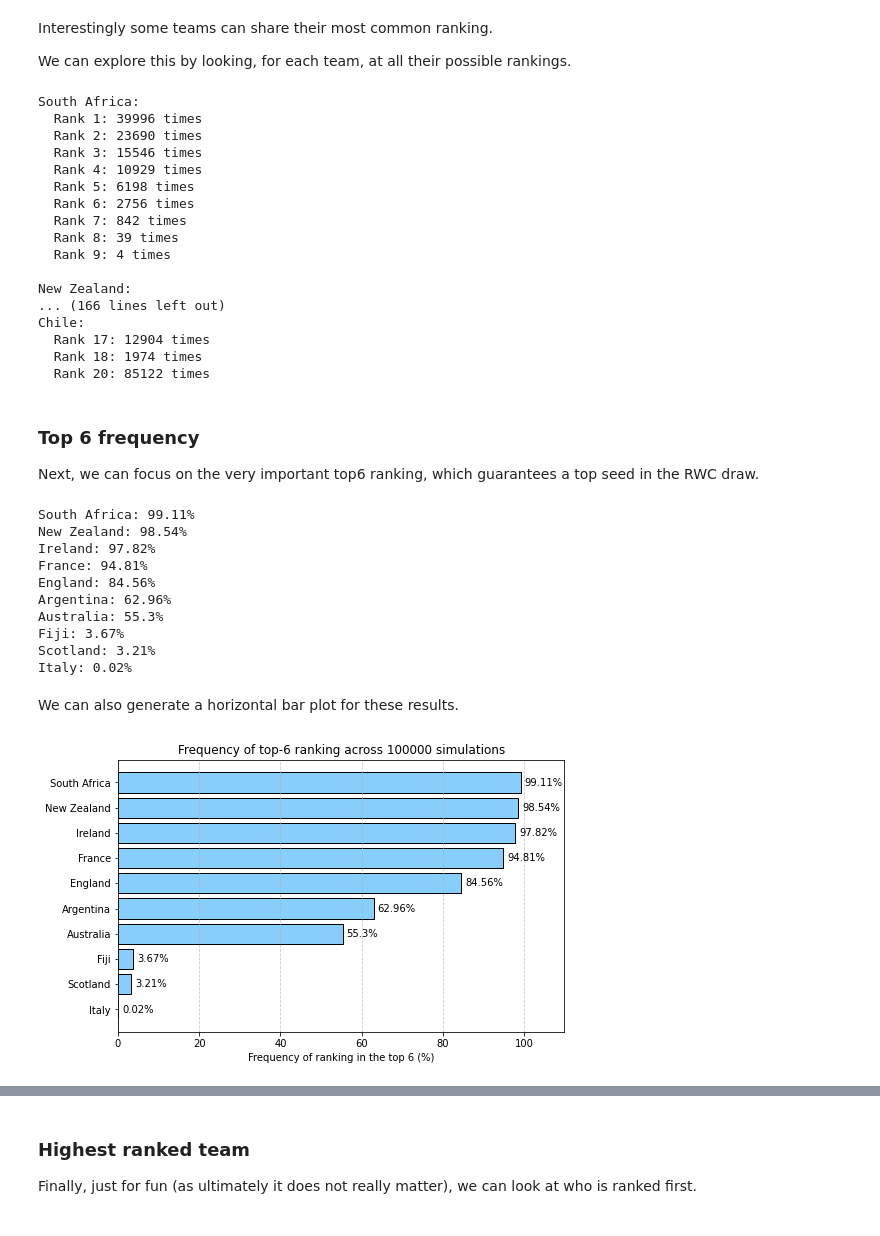
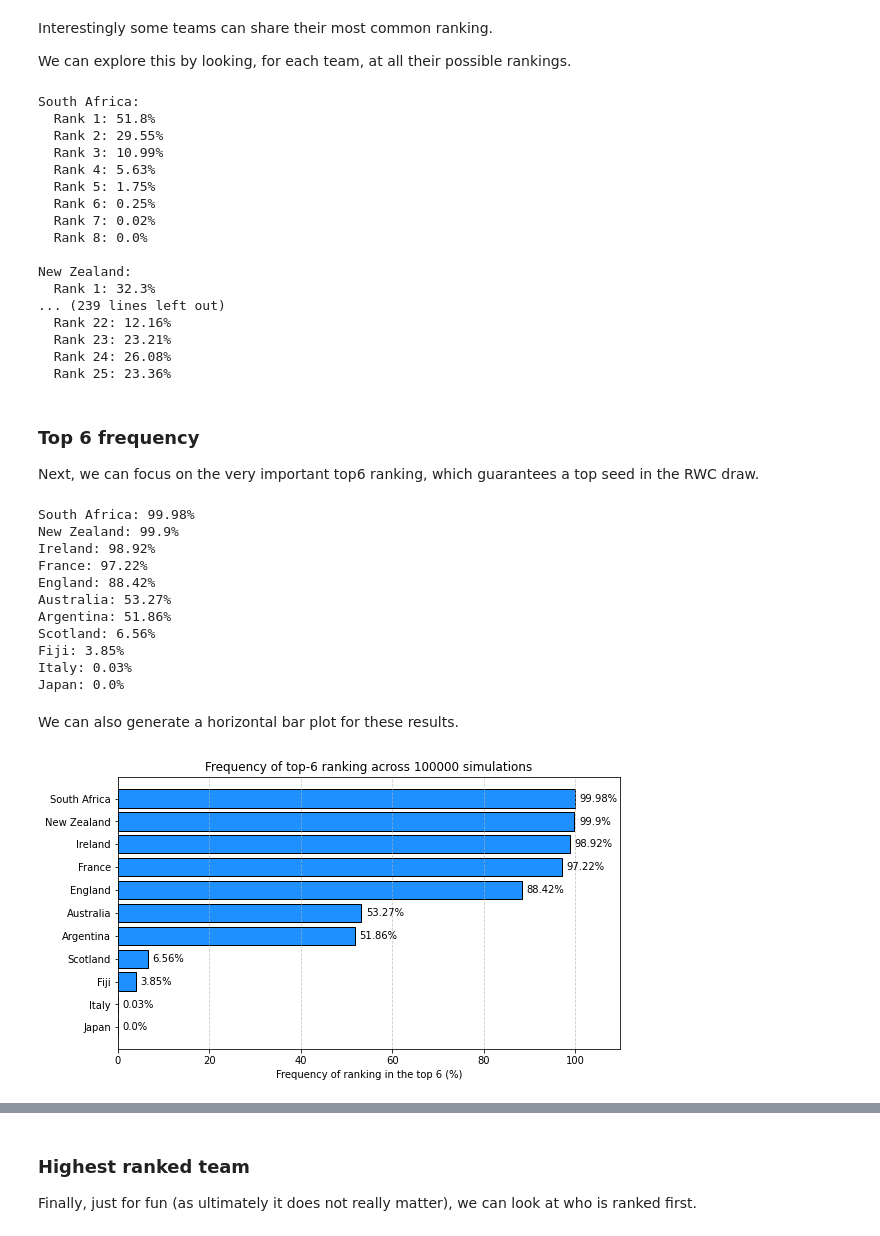
Before and after one commit to SystemsResearch/ranking_calculator, a Jupyter notebook: Calculator.ipynb, the cells around one changed output, grey strips where cells are left out. Drawn from its saved outputs; the diff is of its cells as text; code cells hidden in the pictures.

Commit message:
Expanding results exploration
- Adding analysis for band 2 and band 3
- Updating the WR rankings
- Updating the fixture list

```diff
--- a/Calculator.ipynb
+++ b/Calculator.ipynb
@@ -317,9 +317,10 @@ American Samoa: 7.53
 
 Next, we look at which position each team is most commonly ranked.
 # %%
-teams_to_analyse = ["South Africa", "New Zealand", "Ireland", "France", "England", "Australia",
-                    "Argentina", "Scotland", "Fiji", "Italy", "Georgia", "Wales", "Samoa",
-                    "Japan", "Spain", "USA", "Uruguay", "Portugal", "Tonga", "Chile"]
+teams_to_analyse = ["South Africa", "New Zealand", "Ireland", "France", "England", "Argentina",
+                    "Australia", "Scotland", "Fiji", "Italy", "Georgia", "Wales",
+                    "Japan", "Spain", "USA", "Samoa", "Chile", "Tonga",
+                    "Uruguay", "Portugal", "Romania", "Belgium", "Hong Kong China", "Canada"]
 
 from collections import Counter
 
@@ -394,25 +392,25 @@ rank_frequencies = {team: Counter(rank_list) for team, rank_list in rankings.ite
 for team, counter in rank_frequencies.items():
     print(f"\n{team}:")
     for rank, count in sorted(counter.items()):
-        print(f"  Rank {rank}: {count} times")
+        print(f"  Rank {rank}: {round(100*count/n_sim,2)}%")
 # %% [output]
 South Africa:
-  Rank 1: 39996 times
-  Rank 2: 23690 times
-  Rank 3: 15546 times
-  Rank 4: 10929 times
-  Rank 5: 6198 times
-  Rank 6: 2756 times
-  Rank 7: 842 times
-  Rank 8: 39 times
-  Rank 9: 4 times
+  Rank 1: 51.8%
+  Rank 2: 29.55%
+  Rank 3: 10.99%
+  Rank 4: 5.63%
+  Rank 5: 1.75%
+  Rank 6: 0.25%
+  Rank 7: 0.02%
+  Rank 8: 0.0%
 
 New Zealand:
-... (166 lines left out)
-Chile:
-  Rank 17: 12904 times
-  Rank 18: 1974 times
-  Rank 20: 85122 times
+  Rank 1: 32.3%
+... (239 lines left out)
+  Rank 22: 12.16%
+  Rank 23: 23.21%
+  Rank 24: 26.08%
+  Rank 25: 23.36%
 # %% [markdown]
 ### Top 6 frequency
 
@@ -429,55 +427,56 @@ for sim in sim_rank:
 total_sims = len(sim_rank)
 
 # Build (team, percentage), filter > 0 (as we do not need to show teams never making the cut)
-results = [
+results_6 = [
     (team, round(100 * top6_counts[team] / total_sims, 2))
     for team in teams_to_analyse
     if top6_counts[team] > 0
 ]
 
 # Sort by percentage desc, then team name for tie-breaks
-results.sort(key=lambda t: (-t[1], t[0]))
+results_6.sort(key=lambda t: (-t[1], t[0]))
 
 # Display
-for team, pct in results:
+for team, pct in results_6:
     print(f"{team}: {pct}%")
 # %% [output]
-South Africa: 99.11%
-New Zealand: 98.54%
-Ireland: 97.82%
-France: 94.81%
-England: 84.56%
-Argentina: 62.96%
-Australia: 55.3%
-Fiji: 3.67%
-Scotland: 3.21%
-Italy: 0.02%
+South Africa: 99.98%
+New Zealand: 99.9%
+Ireland: 98.92%
+France: 97.22%
+England: 88.42%
+Australia: 53.27%
+Argentina: 51.86%
+Scotland: 6.56%
+Fiji: 3.85%
+Italy: 0.03%
+Japan: 0.0%
 # %% [markdown]
 We can also generate a horizontal bar plot for these results.
 # %%
-teams_sorted = [team for team, _ in results]
-percentages_sorted = [pct for _, pct in results]
+teams_sorted_6 = [team for team, _ in results_6]
+percentages_sorted_6 = [pct for _, pct in results_6]
 
-plt.figure(figsize=(8, 5),facecolor='white')
-bars = plt.barh(teams_sorted, percentages_sorted, color='#87CEFA', edgecolor='black')
+plt.figure(figsize=(9, 5),facecolor='white')
+bars = plt.barh(teams_sorted_6, percentages_sorted_6, color='#1E90FF', edgecolor='black')
 
 # Add percentage labels to the right of each bar
-for bar, pct in zip(bars, percentages_sorted):
+for bar, pct in zip(bars, percentages_sorted_6):
     plt.text(
         bar.get_width() + 1,   # a bit to the right of the bar
         bar.get_y() + bar.get_height() / 2,
         f"{pct}%",
         va='center',
         fontsize=10
     )
 
 plt.xlabel('Frequency of ranking in the top 6 (%)')
 plt.title(f"Frequency of top-6 ranking across {n_sim} simulations")
 plt.xlim(0, 109.9)  # allow space for labels
 plt.grid(axis='x', linestyle='--', alpha=0.7)
 plt.gca().invert_yaxis()  # highest percentage at top
 
-plt.savefig("top6_frequency.png")
+plt.savefig("top6_frequency.png", dpi=150)
 plt.show()
 # %% [output]
-[figure, old version]
+[figure, new version]
```
Also changed, not shown: parts of 15 cells of this notebook, 9 other files.
